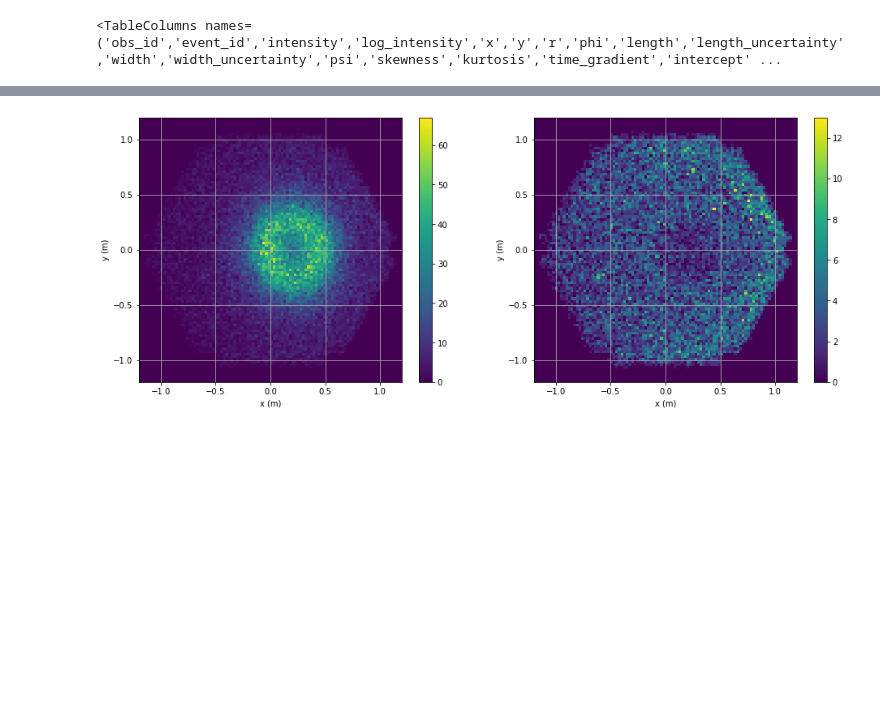
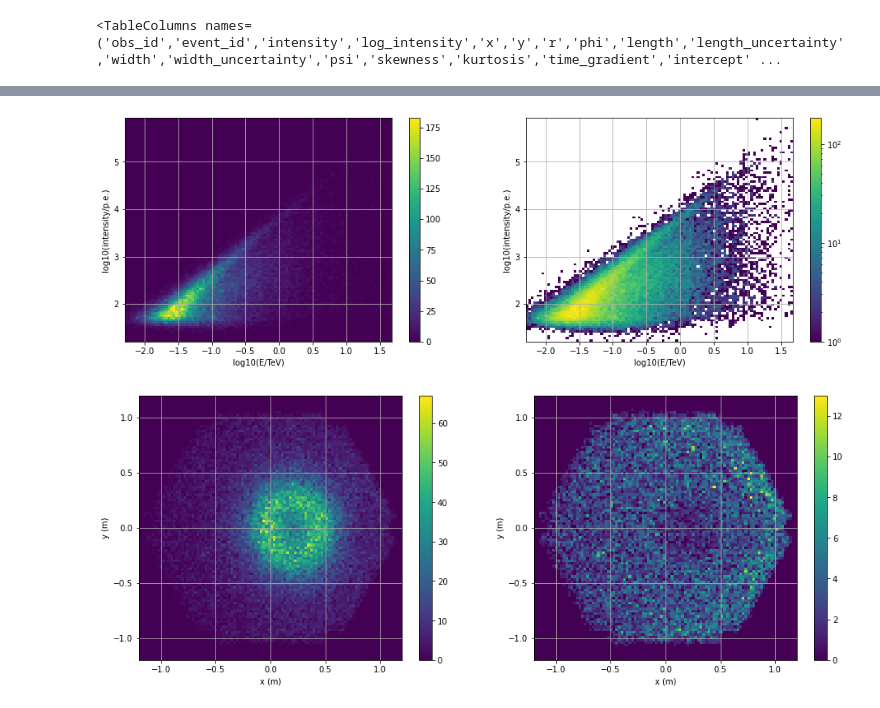
Before and after one commit to cta-observatory/2022_01_lstchain_school, a Jupyter notebook: DL1a_to_DL1b/explore_dl1_MC.ipynb, the cells around one changed output, grey strips where cells are left out. Cells and saved outputs as stored; diff of their text form; code cells hidden in the pictures; blank space fills up the shorter version.

```diff
--- a/DL1a_to_DL1b/explore_dl1_MC.ipynb
+++ b/DL1a_to_DL1b/explore_dl1_MC.ipynb
@@ -237,6 +251,32 @@ Table length=84829
 | 98 | 999204 | 544.1691846847534 | 2.7357339448302 | -0.7553096080000657 | 0.4475406218308354 | 0.8779437408660897 | 2.606686826305337 | 0.3026984310858714 | 0.007064821517881759 | ... |
 | 98 | 999208 | 305.8044581413269 | 2.4854438124434197 | -0.20034726942709172 | 0.9497385694422562 | 0.9706401901081136 | 1.7786981390207768 | 0.18566573519885843 | 0.00551800749852094 | ... |
 | 98 | 999209 | 1233.8834738731384 | 3.0912741475064394 | -0.03520740380027631 | 0.803543775975248 | 0.8043147152644388 | 1.6145834865534172 | 0.2863003937063634 | 0.004851070385531338 | ... |
+# %%
+# Simple example plot. Correlation between image intensity and primary energy.
+
+mask = dl1_parameters['intensity'] > 0  # successfully cleaned & parametrized images
+
+fig = plt.figure(figsize=(16,5))
+fig.add_subplot(1, 2, 1)
+plt.hist2d(dl1_parameters['log_mc_energy'][mask],
+           np.log10(dl1_parameters['intensity'][mask]), bins=(100,100))
+plt.xlabel('log10(E/TeV)')
+plt.ylabel('log10(intensity/p.e.)')
+plt.grid()
+plt.colorbar()
+
+fig.add_subplot(1, 2, 2)
+# The same in logarithmic z-scale:
+plt.hist2d(dl1_parameters['log_mc_energy'][mask],
+           np.log10(dl1_parameters['intensity'][mask]), bins=(100,100), norm=LogNorm())
+plt.xlabel('log10(E/TeV)')
+plt.ylabel('log10(intensity/p.e.)')
+plt.grid()
+plt.colorbar()
+
+plt.show()
+# %% [output]
+[figure, added]
 # %%
 # Some example plots:
 # (Note that by setting the range of the axes you don't have to explicitly cut out nans)
```
Also changed, not shown: parts of 11 cells of this notebook.
